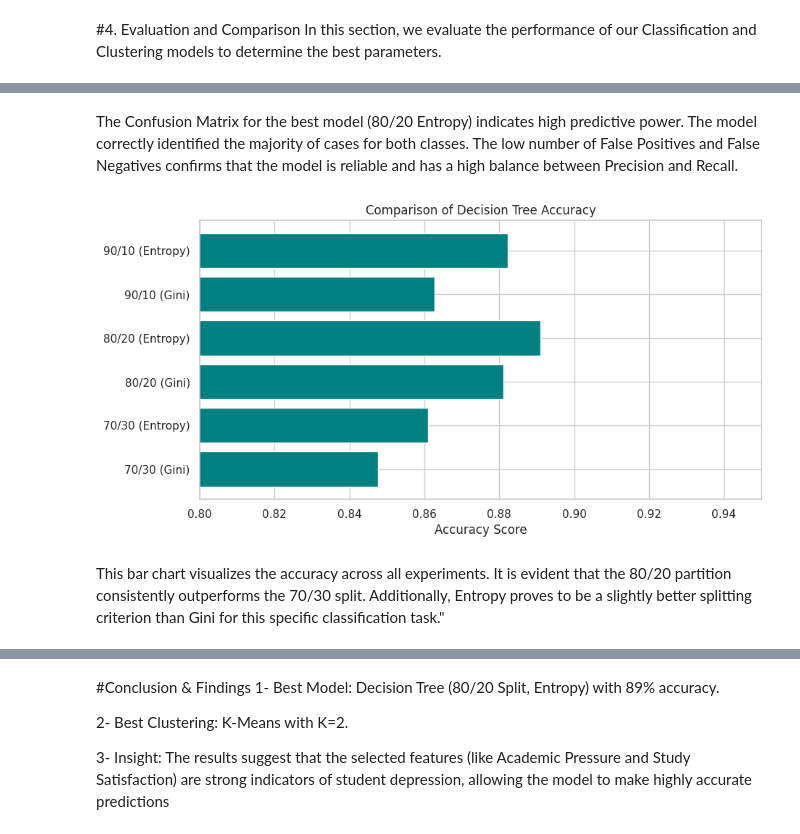
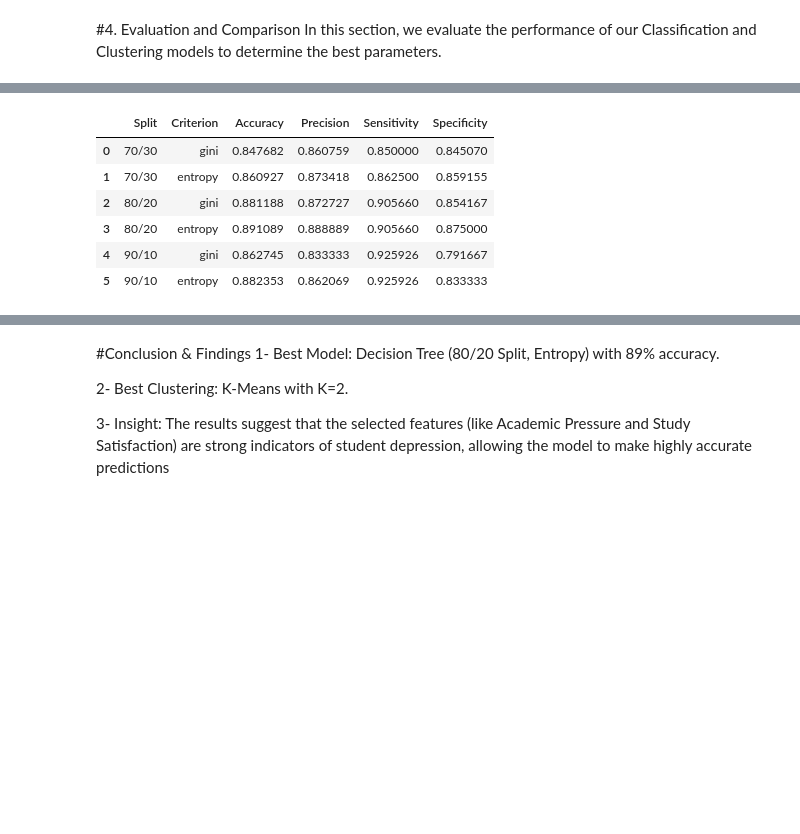
Before and after one commit to joodali25/IT326-DataMining-Project, a Jupyter notebook: Reports/Phase3.ipynb, the cells around one changed output, grey strips where cells are left out. Saved outputs shown, nothing was run; the diff lists cells and outputs as text; code cells hidden in the pictures; blank space fills up the shorter version.

```diff
--- a/Reports/Phase3.ipynb
+++ b/Reports/Phase3.ipynb
@@ -580,13 +542,46 @@ display(df_cluster_eval)
-# %% [markdown]
-The Confusion Matrix for the best model (80/20 Entropy) indicates high predictive power. The model correctly identified the majority of cases for both classes. The low number of False Positives and False Negatives confirms that the model is reliable and has a high balance between Precision and Recall.
-# %%
-plt.figure(figsize=(10,5))
-plt.barh(df_eval['Split'], df_eval['Accuracy'], color='teal')
-plt.xlabel('Accuracy Score')
-plt.title('Comparison of Decision Tree Accuracy')
-plt.xlim(0.8, 0.95)
-plt.show()
-# %% [output]
-[figure, removed]
-# %% [markdown]
-This bar chart visualizes the accuracy across all experiments. It is evident that the 80/20 partition consistently outperforms the 70/30 split. Additionally, Entropy proves to be a slightly better splitting criterion than Gini for this specific classification task."
+# %%
+from sklearn.metrics import accuracy_score, precision_score, recall_score, confusion_matrix
+from sklearn.model_selection import train_test_split
+from sklearn.tree import DecisionTreeClassifier
+
+def run_decision_tree(test_size, criterion_name, X, y):
+    X_train, X_test, y_train, y_test = train_test_split(X, y, test_size=test_size, random_state=42)
+    model = DecisionTreeClassifier(criterion=criterion_name, random_state=42)
+    model.fit(X_train, y_train)
+    y_pred = model.predict(X_test)
+
+    acc = accuracy_score(y_test, y_pred)
+    prec = precision_score(y_test, y_pred)
+    sensitivity = recall_score(y_test, y_pred)
+
+
+    cm = confusion_matrix(y_test, y_pred)
+    tn, fp, fn, tp = cm.ravel()
+    specificity = tn / (tn + fp)
+
+    return [f"{int((1-test_size)*100)}/{int(test_size*100)}", criterion_name, acc, prec, sensitivity, specificity]
+# %%
+import pandas as pd
+
+all_results = []
+splits = [0.30, 0.20, 0.10]
+criteria = ["gini", "entropy"]
+
+
+for s in splits:
+    for c in criteria:
+        res = run_decision_tree(s, c, X, y)
+        all_results.append(res)
+
+
+columns = ["Split", "Criterion", "Accuracy", "Precision", "Sensitivity", "Specificity"]
+df_eval= pd.DataFrame(all_results, columns=columns)
+display(df_eval)
+# %% [output]
+|  | Split | Criterion | Accuracy | Precision | Sensitivity | Specificity |
+| 0 | 70/30 | gini | 0.847682 | 0.860759 | 0.850000 | 0.845070 |
+| 1 | 70/30 | entropy | 0.860927 | 0.873418 | 0.862500 | 0.859155 |
+| 2 | 80/20 | gini | 0.881188 | 0.872727 | 0.905660 | 0.854167 |
+| 3 | 80/20 | entropy | 0.891089 | 0.888889 | 0.905660 | 0.875000 |
+| 4 | 90/10 | gini | 0.862745 | 0.833333 | 0.925926 | 0.791667 |
+| 5 | 90/10 | entropy | 0.882353 | 0.862069 | 0.925926 | 0.833333 |
```
Also changed, not shown: parts of 13 cells of this notebook.
